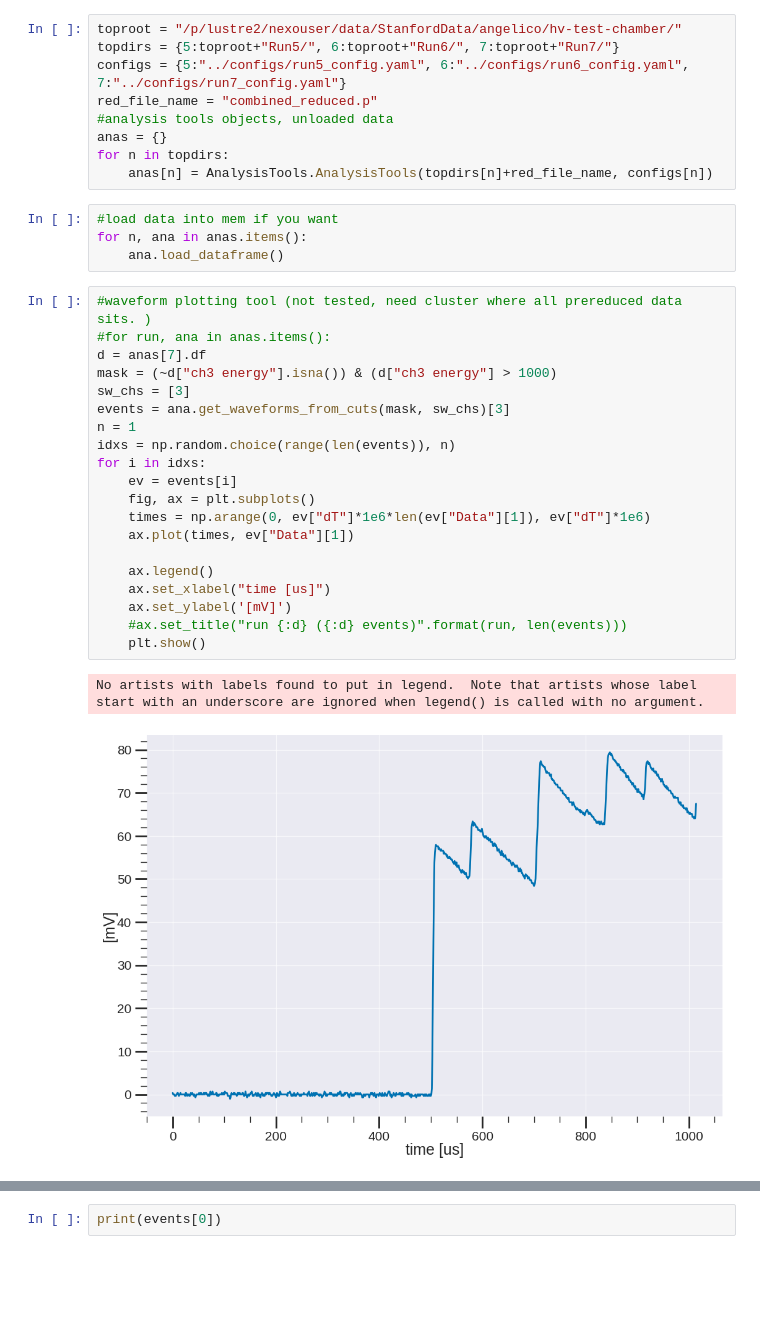
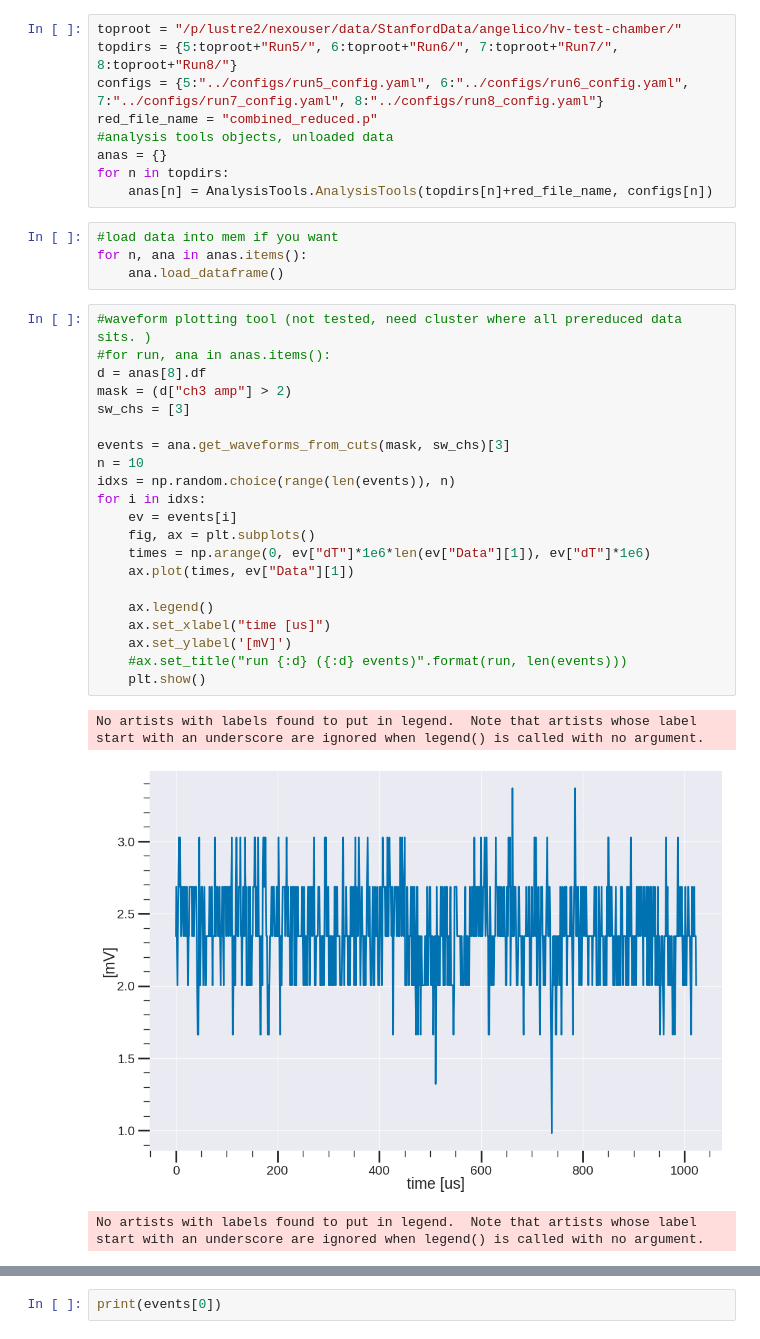
Before and after one commit to ejangelico/ad2-data-processing, a Jupyter notebook: notebooks/Reduced to waveform plotter.ipynb, the cells around one changed output, grey strips where cells are left out. Saved outputs shown, nothing was run; the diff lists cells and outputs as text; blank space fills up the shorter version.

```diff
--- a/notebooks/Reduced to waveform plotter.ipynb
+++ b/notebooks/Reduced to waveform plotter.ipynb
@@ -16,8 +16,8 @@ import Dataset
 import AnalysisTools
 # %%
 toproot = "/p/lustre2/nexouser/data/StanfordData/angelico/hv-test-chamber/"
-topdirs = {5:toproot+"Run5/", 6:toproot+"Run6/", 7:toproot+"Run7/"}
-configs = {5:"../configs/run5_config.yaml", 6:"../configs/run6_config.yaml", 7:"../configs/run7_config.yaml"}
+topdirs = {5:toproot+"Run5/", 6:toproot+"Run6/", 7:toproot+"Run7/", 8:toproot+"Run8/"}
+configs = {5:"../configs/run5_config.yaml", 6:"../configs/run6_config.yaml", 7:"../configs/run7_config.yaml", 8:"../configs/run8_config.yaml"}
 red_file_name = "combined_reduced.p"
 #analysis tools objects, unloaded data
 anas = {}
@@ -30,23 +30,25 @@ for n, ana in anas.items():
 # %%
 #waveform plotting tool (not tested, need cluster where all prereduced data sits. )
 #for run, ana in anas.items():
-d = anas[7].df
-mask = (~d["ch3 energy"].isna()) & (d["ch3 energy"] > 1000)
+d = anas[8].df
+mask = (d["ch3 amp"] > 2)
 sw_chs = [3]
+
 events = ana.get_waveforms_from_cuts(mask, sw_chs)[3]
-n = 1
+n = 10
 idxs = np.random.choice(range(len(events)), n)
 for i in idxs:
     ev = events[i]
     fig, ax = plt.subplots()
     times = np.arange(0, ev["dT"]*1e6*len(ev["Data"][1]), ev["dT"]*1e6)
     ax.plot(times, ev["Data"][1])
 
     ax.legend()
     ax.set_xlabel("time [us]")
     ax.set_ylabel('[mV]')
     #ax.set_title("run {:d} ({:d} events)".format(run, len(events)))
     plt.show()
 # %% [output]
 No artists with labels found to put in legend.  Note that artists whose label start with an underscore are ignored when legend() is called with no argument.
-[figure, old version]
+[figure, new version]
+No artists with labels found to put in legend.  Note that artists whose label start with an underscore are ignored when legend() is called with no argument.
```
Also changed, not shown: parts of 1 cell of this notebook, 4 other files.
